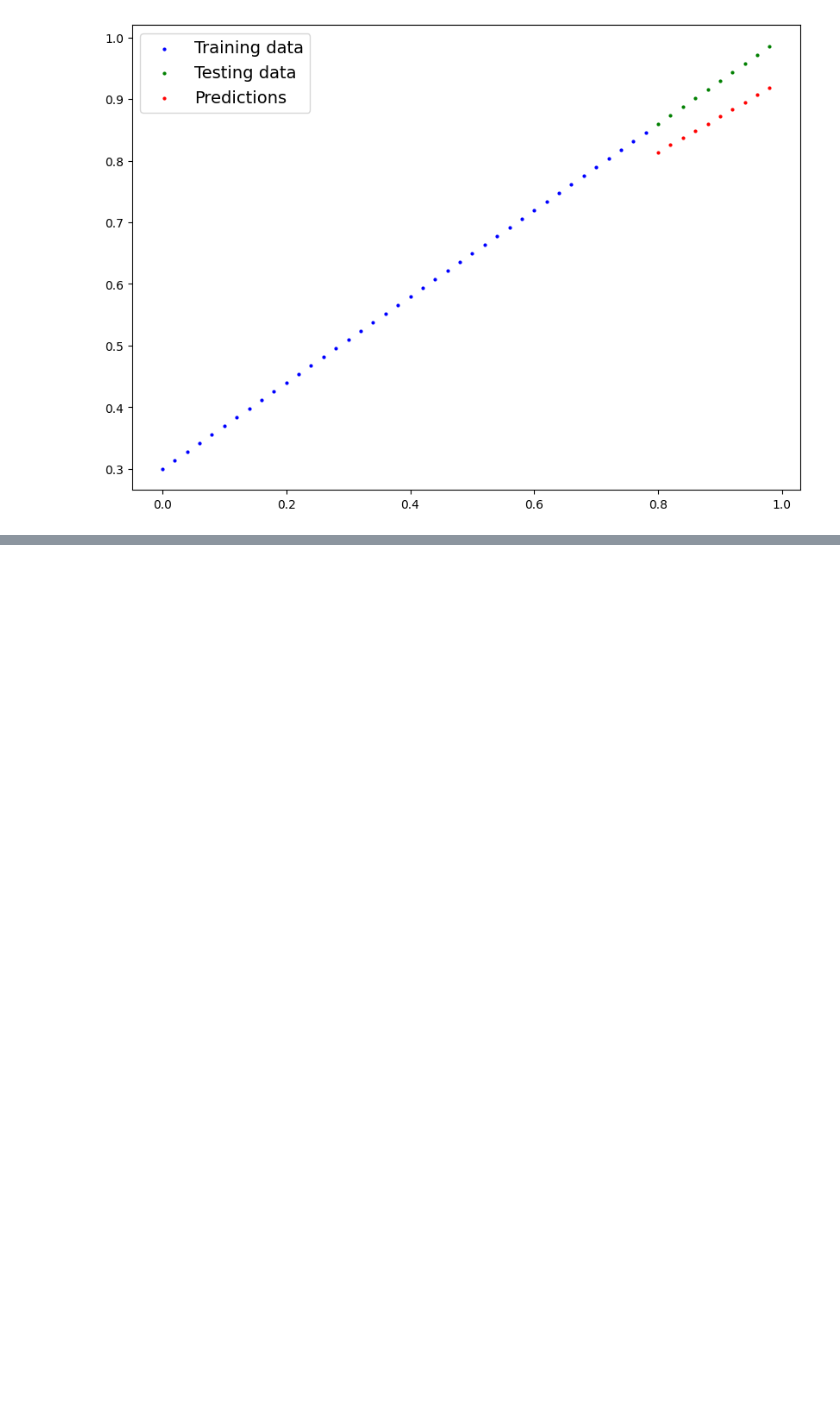
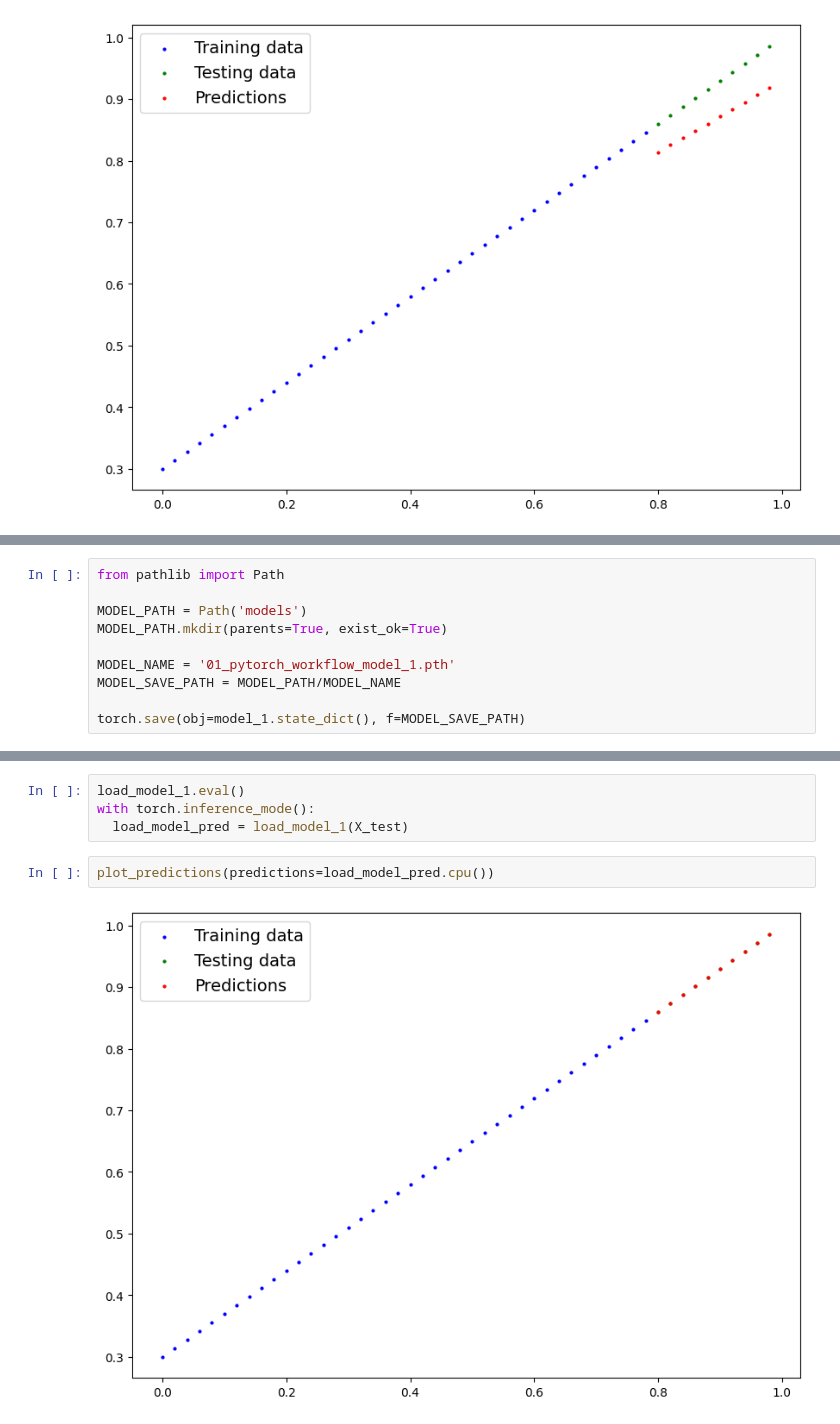
Before and after one commit to Digvijay25/PyTorch-Deep-Learning-Bootcamp, a Jupyter notebook: 01_PyTorch_Workflow_Fundamentals.ipynb, the cells around one changed output, grey strips where cells are left out. Saved outputs shown, nothing was run; the diff lists cells and outputs as text; blank space fills up the shorter version.

```diff
--- a/01_PyTorch_Workflow_Fundamentals.ipynb
+++ b/01_PyTorch_Workflow_Fundamentals.ipynb
@@ -186,0 +295,10 @@ plot_predictions(predictions=loaded_model_preds)
+# %%
+from pathlib import Path
+
+MODEL_PATH = Path('models')
+MODEL_PATH.mkdir(parents=True, exist_ok=True)
+
+MODEL_NAME = '01_pytorch_workflow_model_1.pth'
+MODEL_SAVE_PATH = MODEL_PATH/MODEL_NAME
+
+torch.save(obj=model_1.state_dict(), f=MODEL_SAVE_PATH)
@@ -186,0 +317,8 @@ plot_predictions(predictions=loaded_model_preds)
+# %%
+load_model_1.eval()
+with torch.inference_mode():
+  load_model_pred = load_model_1(X_test)
+# %%
+plot_predictions(predictions=load_model_pred.cpu())
+# %% [output]
+[figure, added]
```
Also changed, not shown: parts of 13 cells of this notebook.
